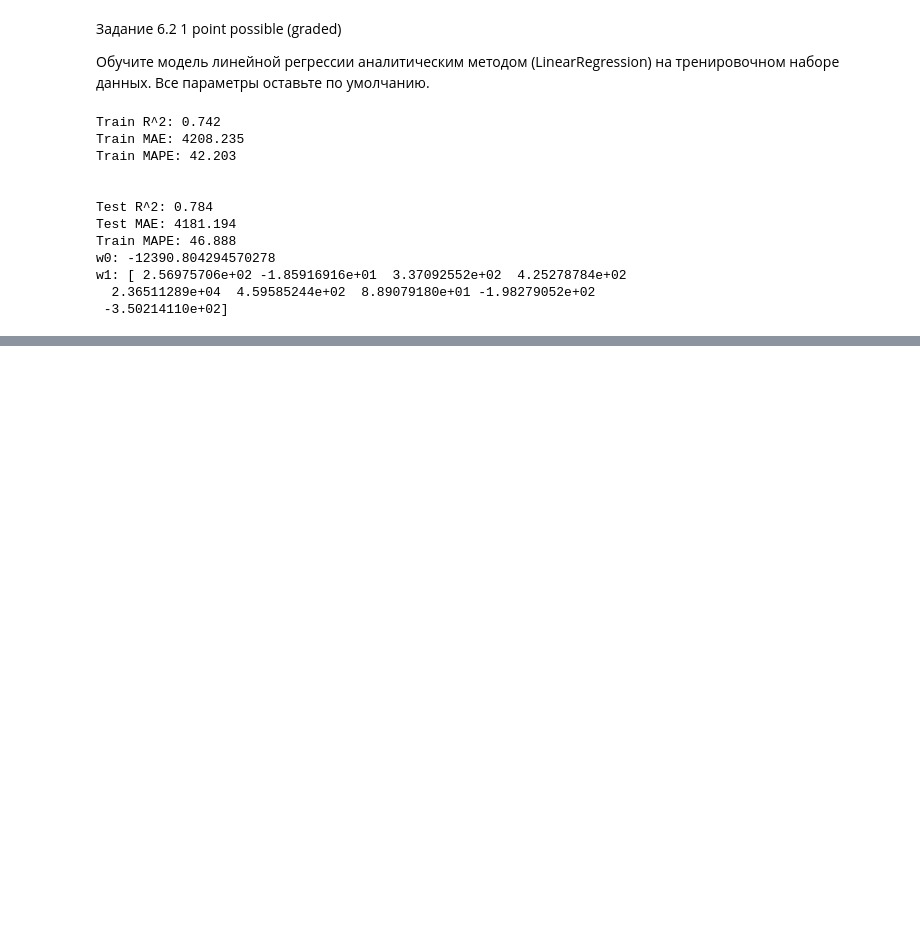
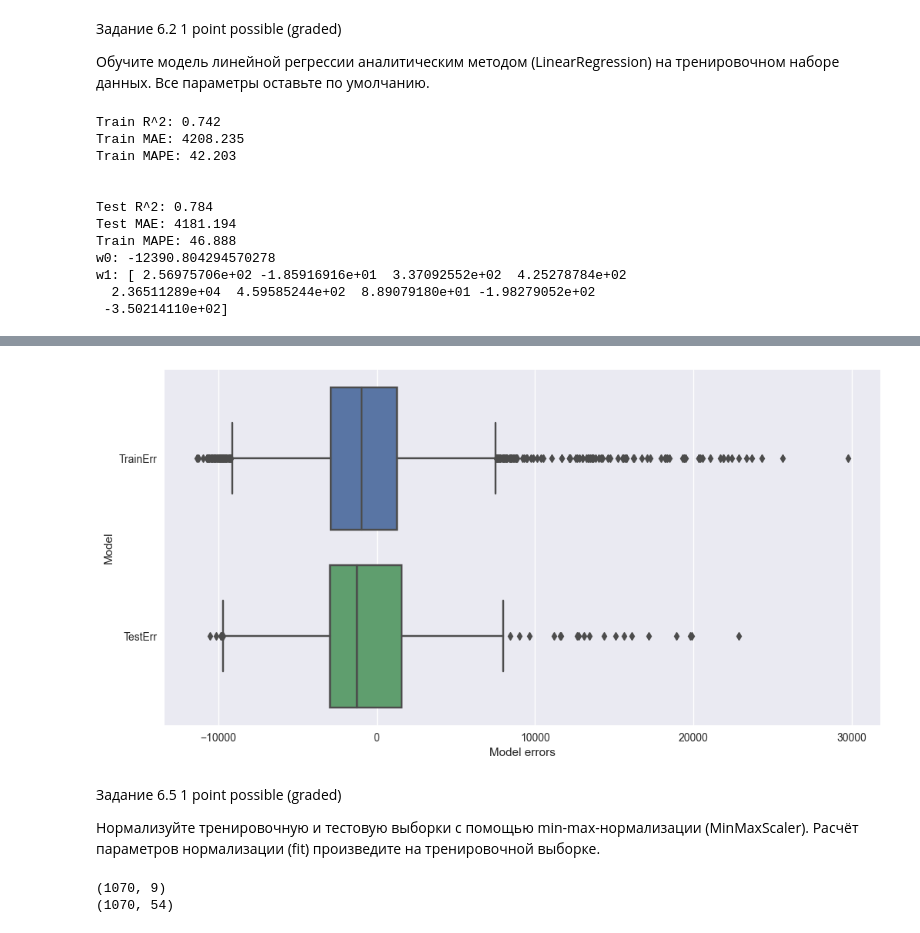
Before and after one commit to kdunaev-a10/SkillFactory-DTS, a Jupyter notebook: module-ML/ML-2/ml2-insuarance.ipynb, the cells around one changed output, grey strips where cells are left out. Saved outputs shown, nothing was run; the diff lists cells and outputs as text; code cells hidden in the pictures; blank space fills up the shorter version.

```diff
--- a/module-ML/ML-2/ml2-insuarance.ipynb
+++ b/module-ML/ML-2/ml2-insuarance.ipynb
@@ -197,0 +220,44 @@ w1: [ 2.56975706e+02 -1.85916916e+01  3.37092552e+02  4.25278784e+02
+# %%
+#Визуализируем ошибки
+fig, ax = plt.subplots(figsize=(12, 6)) #фигура + координатная плоскость
+y_errors_lr_train = y_train - y_train_pred
+y_errors_lr_test = y_test - y_test_pred
+#
+errors_df = pd.DataFrame(
+    {'TrainErr' : y_errors_lr_train,
+    'TestErr' : y_errors_lr_test
+    }
+)
+#Строим boxplot для ошибок
+sns.boxplot(data=errors_df, orient='h', ax=ax)
+ax.set_xlabel('Model errors') #название оси абсцисс
+ax.set_ylabel('Model'); #название оси ординат
+# %% [output]
+[figure, added]
+# %% [markdown]
+ Задание 6.5
+1 point possible (graded)
+
+Нормализуйте тренировочную и тестовую выборки с помощью min-max-нормализации (MinMaxScaler). Расчёт параметров нормализации (fit) произведите на тренировочной выборке.
+# %%
+#Создаем объект для min-max нормализации
+scaler = preprocessing.MinMaxScaler()
+#Вычисляем параметры для нормализации - min и max для каждого столбца
+scaler.fit(X_train)
+#Производим преобразование для каждой из выборок
+X_train_scale = scaler.transform(X_train)
+X_test_scale = scaler.transform(X_test)
+print(X_train_scale.shape)
+
+#Инициализируем объект класса poly регрессия
+poly = preprocessing.PolynomialFeatures(degree=2, include_bias=False)
+#Обучаем модель - ищем параметры
+poly.fit(X_train_scale)
+#Производим преобразование для каждой из выборок
+X_train_scaled_poly = poly.transform(X_train_scale)
+X_test_scaled_poly = poly.transform(X_test_scale)
+
+print(X_train_scaled_poly.shape)
+# %% [output]
+(1070, 9)
+(1070, 54)
```
Also changed, not shown: parts of 9 cells of this notebook.
